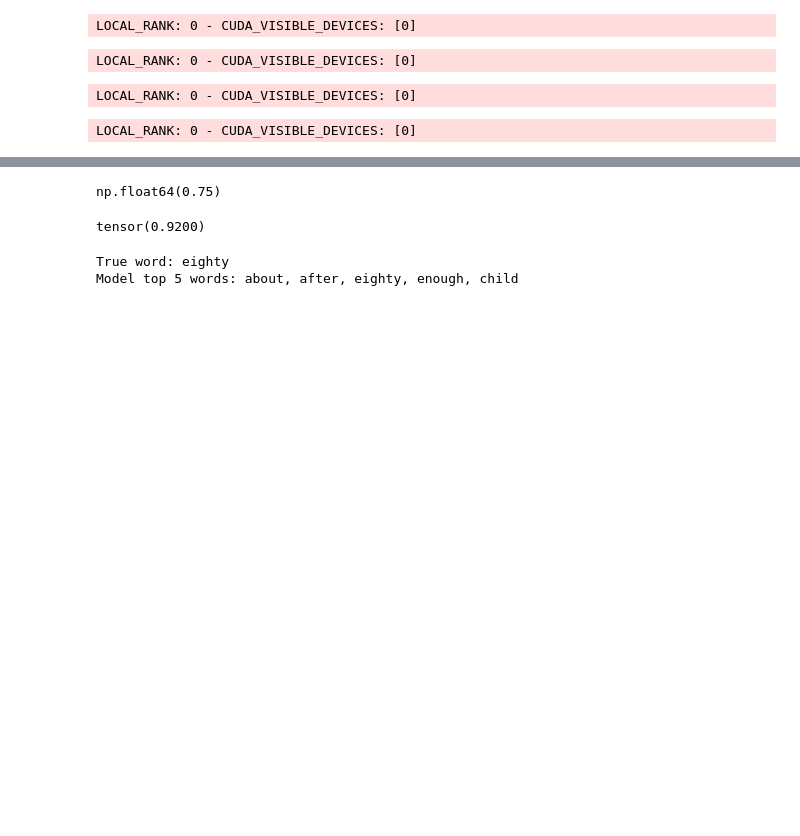
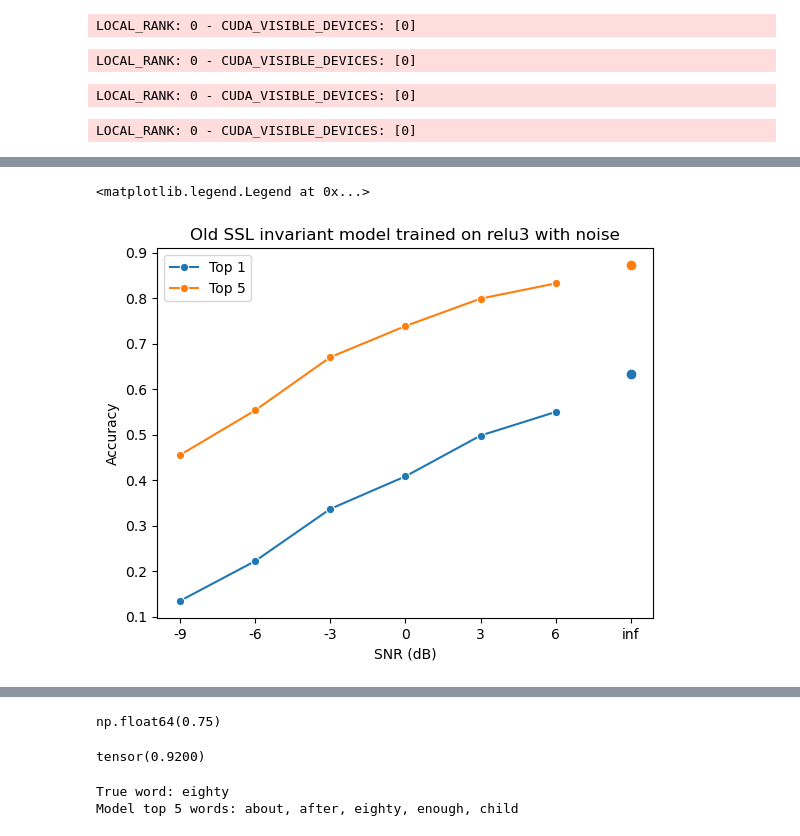
Before and after one commit to Feather-Lab/audio-ssl, a Jupyter notebook: notebooks/dev_eval_word_task_diff_SNRs.ipynb, the cells around one changed output, grey strips where cells are left out. Saved outputs shown, nothing was run; the diff lists cells and outputs as text; code cells hidden in the pictures; blank space fills up the shorter version.

```diff
--- a/notebooks/dev_eval_word_task_diff_SNRs.ipynb
+++ b/notebooks/dev_eval_word_task_diff_SNRs.ipynb
@@ -152,3 +339,59 @@ LOCAL_RANK: 0 - CUDA_VISIBLE_DEVICES: [0]
+# %%
+%matplotlib inline
+import matplotlib.pyplot as plt
+import seaborn as sns
+import pandas as pd
+import numpy as np
+
+results_df = pd.DataFrame.from_records(results_dicts)
+
+# Separate inf SNR from numeric SNRs
+numeric_mask = results_df['SNR'] != 'inf'
+inf_mask = results_df['SNR'] == 'inf'
+
+# Plot line for numeric SNRs
+if numeric_mask.any():
+    numeric_df = results_df[numeric_mask].copy()
+    # Convert SNR to numeric for proper ordering
+    numeric_df['SNR_numeric'] = pd.to_numeric(numeric_df['SNR'])
+    numeric_df = numeric_df.sort_values('SNR_numeric')
+
+    sns.lineplot(data=numeric_df, x='SNR_numeric', y='word_top1_mean', label='Top 1', marker='o')
+    sns.lineplot(data=numeric_df, x='SNR_numeric', y='word_top5_mean', label='Top 5', marker='o')
+
+# Plot inf SNR as separate points
+if inf_mask.any():
+    inf_df = results_df[inf_mask]
+    # Use a high x-value for inf (e.g., max numeric SNR + 3)
+    if numeric_mask.any():
+        inf_x = numeric_df['SNR_numeric'].max() + 3
+    else:
+        inf_x = 12  # fallback if no numeric SNRs
+
+    plt.scatter([inf_x], inf_df['word_top1_mean'], marker='o', zorder=5)
+    plt.scatter([inf_x], inf_df['word_top5_mean'], marker='o',  zorder=5)
+
+# Set xticks to match dataframe values
+if numeric_mask.any():
+    numeric_snrs = sorted(pd.to_numeric(results_df[numeric_mask]['SNR']).unique())
+    if inf_mask.any():
+        xticks = numeric_snrs + [inf_x]
+        xticklabels = [str(int(s)) for s in numeric_snrs] + ['inf']
+    else:
+        xticks = numeric_snrs
+        xticklabels = [str(int(s)) for s in numeric_snrs]
+else:
+    xticks = [inf_x]
+    xticklabels = ['inf']
+
+plt.xticks(xticks, xticklabels)
+plt.xlabel('SNR (dB)')
+plt.ylabel('Accuracy')
+plt.title("Old SSL invariant model trained on relu3 with noise")
+plt.legend()
+# %% [output]
+<matplotlib.legend.Legend at 0x...>
+[figure, added]
 # %%
 %matplotlib inline
 import matplotlib.pyplot as plt
```
Also changed, not shown: parts of 7 cells of this notebook, 7 other files.
